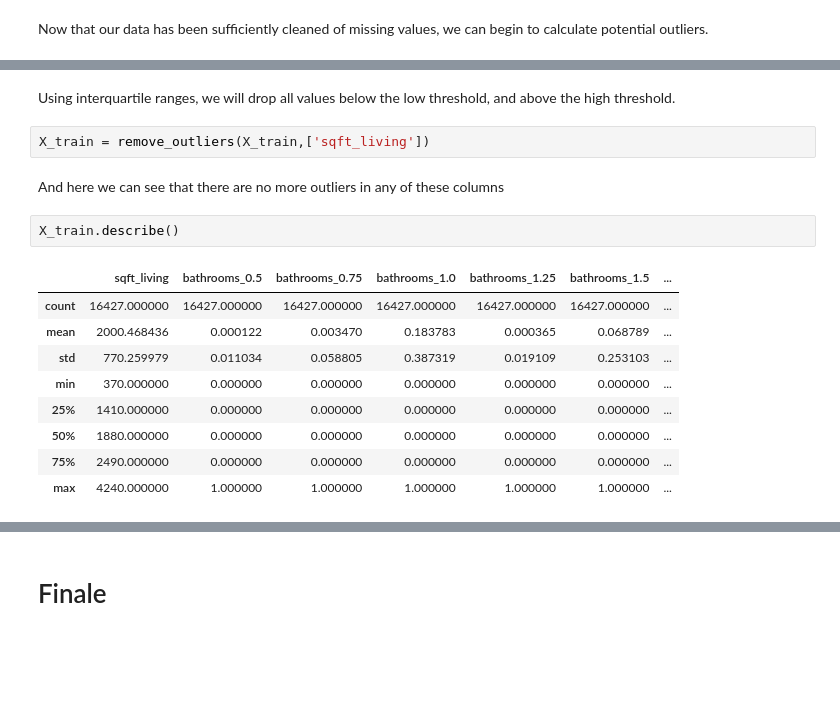
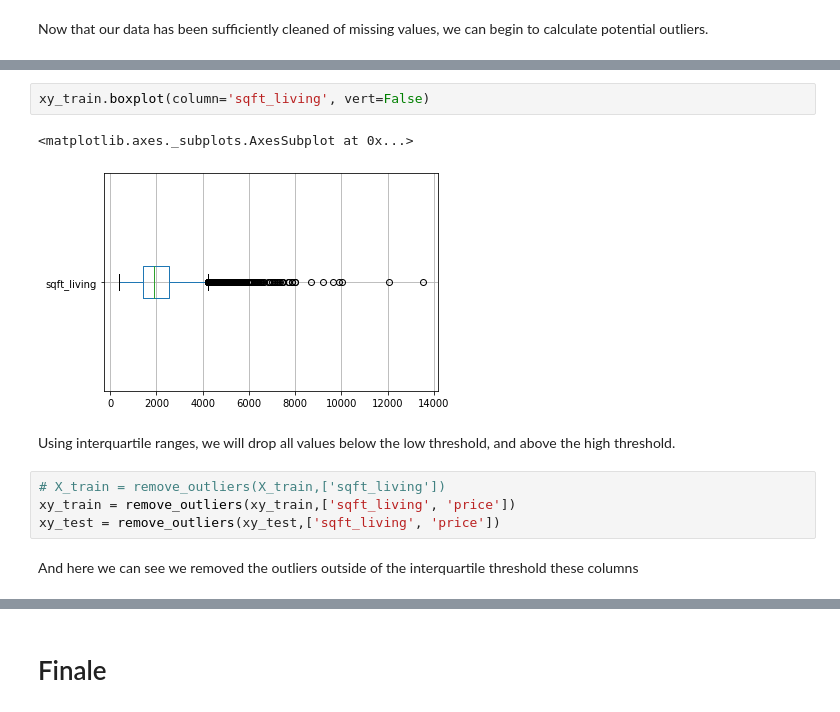
Before and after one commit to jonnelbenjamin/coachmod4project, a Jupyter notebook: 2_data_cleaning.ipynb, the cells around one changed output, grey strips where cells are left out. Cells and saved outputs as stored; diff of their text form; blank space fills up the shorter version.

```diff
--- a/2_data_cleaning.ipynb
+++ b/2_data_cleaning.ipynb
@@ -223,18 +228,13 @@
+# %%
+xy_train.boxplot(column='sqft_living', vert=False)
+# %% [output]
+<matplotlib.axes._subplots.AxesSubplot at 0x...>
+[figure, added]
 # %% [markdown]
 Using interquartile ranges, we will drop all values below the low threshold, and above the high threshold.
-# %%
-X_train = remove_outliers(X_train,['sqft_living'])
+# %%
+# X_train = remove_outliers(X_train,['sqft_living'])
+xy_train = remove_outliers(xy_train,['sqft_living', 'price'])
+xy_test = remove_outliers(xy_test,['sqft_living', 'price'])
 # %% [markdown]
-And here we can see that there are no more outliers in any of these columns
+And here we can see we removed the outliers outside of the interquartile threshold these columns
-# %%
-X_train.describe()
-# %% [output]
-|  | sqft_living | bathrooms_0.5 | bathrooms_0.75 | bathrooms_1.0 | bathrooms_1.25 | bathrooms_1.5 | ... |
-| count | 16427.000000 | 16427.000000 | 16427.000000 | 16427.000000 | 16427.000000 | 16427.000000 | ... |
-| mean | 2000.468436 | 0.000122 | 0.003470 | 0.183783 | 0.000365 | 0.068789 | ... |
-| std | 770.259979 | 0.011034 | 0.058805 | 0.387319 | 0.019109 | 0.253103 | ... |
-| min | 370.000000 | 0.000000 | 0.000000 | 0.000000 | 0.000000 | 0.000000 | ... |
-| 25% | 1410.000000 | 0.000000 | 0.000000 | 0.000000 | 0.000000 | 0.000000 | ... |
-| 50% | 1880.000000 | 0.000000 | 0.000000 | 0.000000 | 0.000000 | 0.000000 | ... |
-| 75% | 2490.000000 | 0.000000 | 0.000000 | 0.000000 | 0.000000 | 0.000000 | ... |
-| max | 4240.000000 | 1.000000 | 1.000000 | 1.000000 | 1.000000 | 1.000000 | ... |
```
Also changed, not shown: parts of 33 cells of this notebook, 4 other files.
